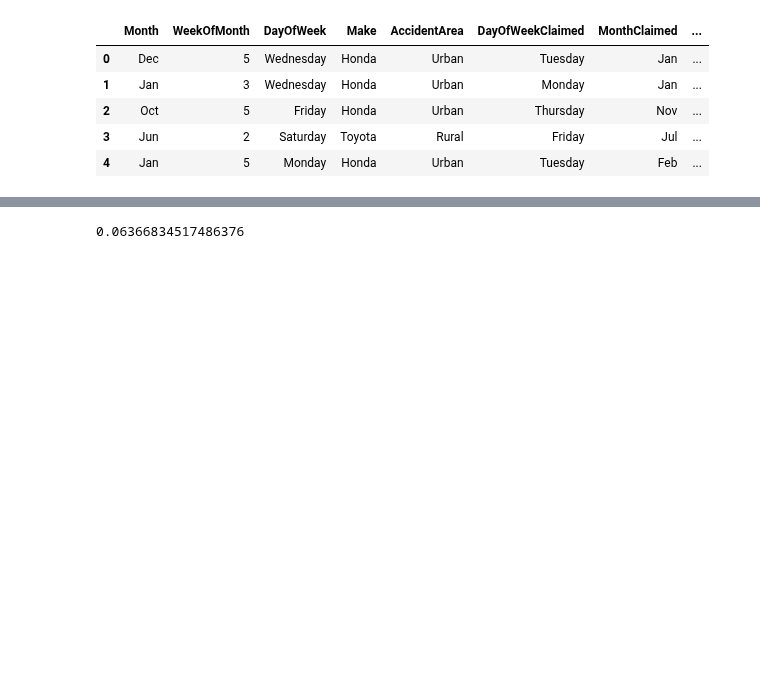
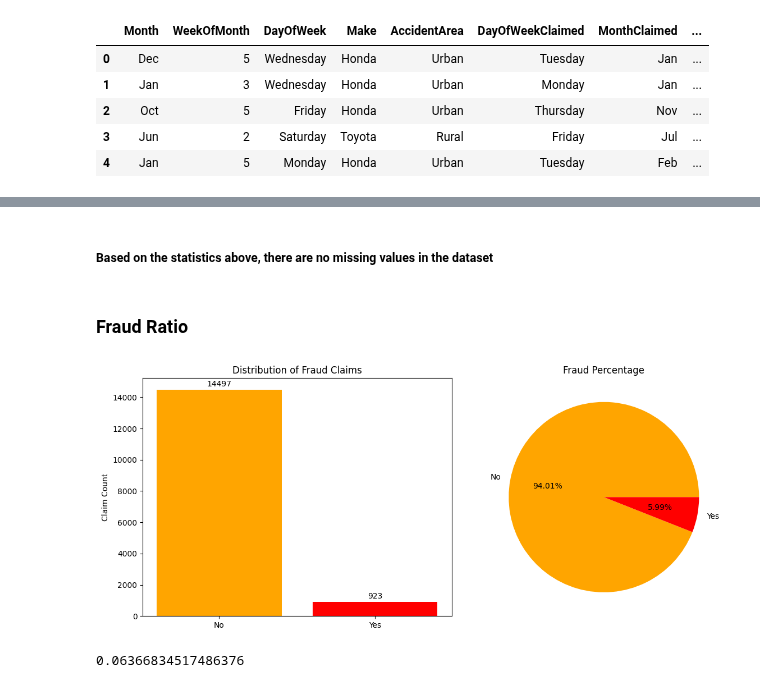
Before and after one commit to dapscc/bt4012_fraud, a Jupyter notebook: eda.ipynb, the cells around one changed output, grey strips where cells are left out. Cells and saved outputs as stored; diff of their text form; code cells hidden in the pictures; blank space fills up the shorter version.

```diff
--- a/eda.ipynb
+++ b/eda.ipynb
@@ -48,3 +86,29 @@ Name: FraudFound, dtype: int64
+# %% [markdown]
+##### Based on the statistics above, there are no missing values in the dataset
+# %% [markdown]
+### Fraud Ratio
+# %%
+
+fig, ax = plt.subplots(1, 2, figsize=(12, 5))
+
+fraud_counts = df["FraudFound"].value_counts()
+ax[0].bar(fraud_counts.index, fraud_counts.values, color=["orange", "red"])
+ax[0].set_ylabel("Claim Count")
+ax[0].set_title("Distribution of Fraud Claims")
+
+# Annotate the bar heights with their counts
+for p in ax[0].patches:
+    ax[0].annotate(f'{p.get_height()}', (p.get_x() + p.get_width() / 2., p.get_height() + 100), ha='center', va='bottom', fontsize=10, color='black')
+
+# Plot the pie chart for the percentage of fraud and no fraud
+fraud_percentage = df["FraudFound"].value_counts(normalize=True)
+ax[1].pie(fraud_percentage, labels=fraud_percentage.index, autopct='%.2f%%', colors=["orange", "red"])
+ax[1].set_title("Fraud Percentage")
+
+plt.tight_layout()
+plt.show()
+# %% [output]
+[figure, added]
 # %%
 ratio_of_fraud_vs_nonfraud = len(df[df['FraudFound'] == 'Yes']) / len(df[df['FraudFound'] == 'No'])
 ratio_of_fraud_vs_nonfraud
```
Also changed, not shown: parts of 32 cells of this notebook.
